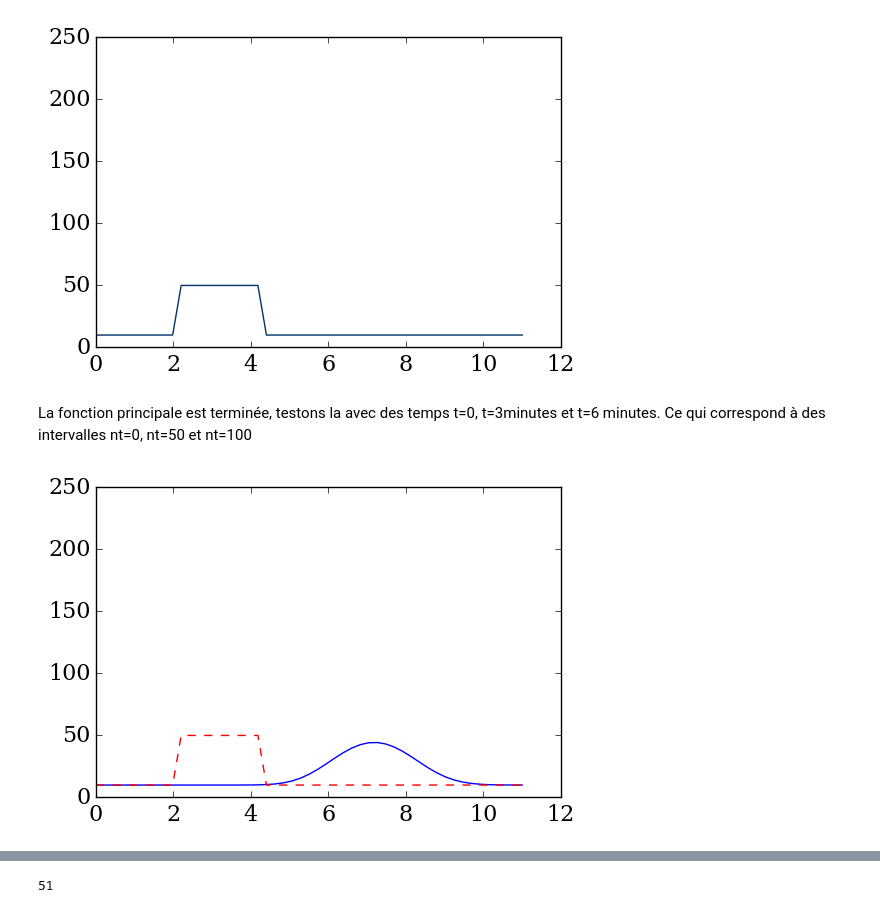
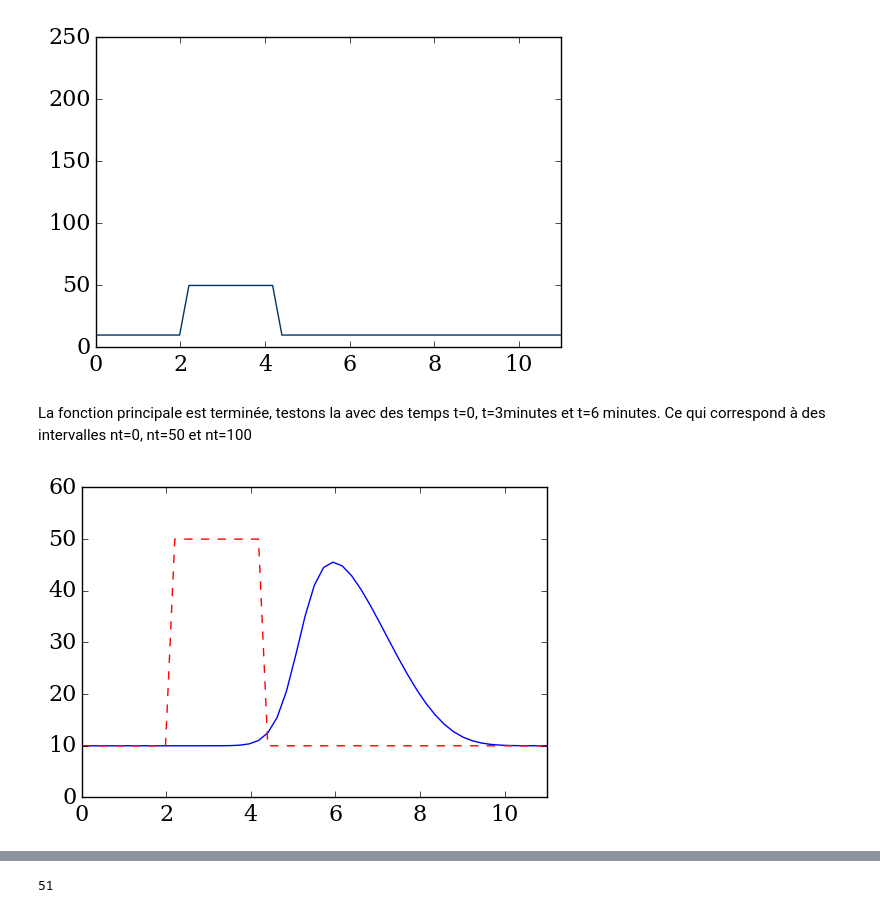
Before and after one commit to LusArt/Traffic_1, a Jupyter notebook: Traffic_1.ipynb, the cells around one changed output, grey strips where cells are left out. Drawn from its saved outputs; the diff is of its cells as text; code cells hidden in the pictures.

```diff
--- a/Traffic_1.ipynb
+++ b/Traffic_1.ipynb
@@ -20,6 +20,7 @@ rho0[10:20] = 50
 # %%
 pyplot.plot(x, rho0, color='#003366', ls='-', lw=1)
 pyplot.ylim(0,250);
+pyplot.xlim(0,11);
 # %% [output]
-[figure, old version]
+[figure, new version]
 # %%
@@ -27,21 +28,24 @@ rho = rho0.copy()
 # %%
-def traffic(nt,rho):
+def traffic(nt,rho,rho0,condition):
+    rho = rho0.copy()
     for n in range(nt):
         rhon = rho.copy()
-        rho[1:] = rhon[1:]-dt/dx*(rhon[1:]-rhon[:-1])*(Vm-2*rhon[1:]*A)
-        rho[0] = 10
+        F = Vm*rho.copy()*(1-rho.copy()/rhom)
+        rho[1:] = rhon[1:]-dt/dx*(F[1:]-F[:-1])
+        rho[0] = condition
 
     return rho
 # %% [markdown]
 La fonction principale est terminée, testons la avec des temps t=0, t=3minutes et t=6 minutes. Ce qui correspond à des intervalles nt=0, nt=50 et nt=100
 # %%
-rho = traffic(50,rho)
+rho = traffic(50,rho,rho0,10)
 # %%
 pyplot.plot(x, rho, color='b', ls='-', lw=1)
 pyplot.plot(x, rho0, color='r', ls='--', lw=1)
-pyplot.ylim(0,250);
+pyplot.ylim(0,60);
+pyplot.xlim(0,11);
 # %% [output]
-[figure, old version]
+[figure, new version]
 # %%
 V = Vm*(1-rho0.copy()/rhom)
 # %%
```
Also changed, not shown: parts of 20 cells of this notebook.
